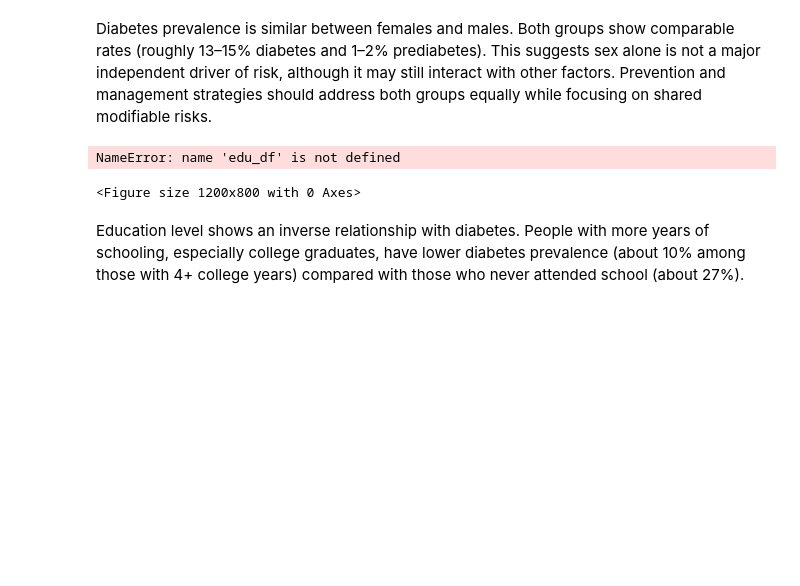
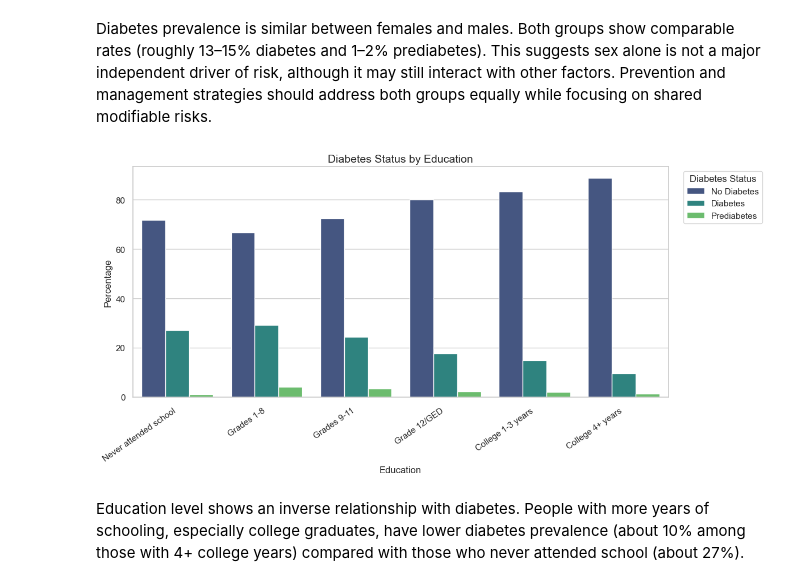
Before and after one commit to aileks/diabetes-brfss-eda, a Jupyter notebook: diabetes_health_indicators_eda.ipynb, the cells around one changed output. Saved outputs shown, nothing was run; the diff lists cells and outputs as text; code cells hidden in the pictures; blank space fills up the shorter version.

Commit message:
fixed x-axis label spacing 2 graphs; fixed errored output in cell 21

```diff
--- a/diabetes_health_indicators_eda.ipynb
+++ b/diabetes_health_indicators_eda.ipynb
@@ -267,27 +267,50 @@ plt.show()
 Diabetes prevalence is similar between females and males. Both groups show comparable rates (roughly 13–15% diabetes and 1–2% prediabetes). This suggests sex alone is not a major independent driver of risk, although it may still interact with other factors. Prevention and management strategies should address both groups equally while focusing on shared modifiable risks.
 # %%
 # Education Factors
-plt.figure(figsize=(12, 8))
+# Reconstruct (if not already run) and plot with evenly aligned x-axis labels.
 
-ax = sns.barplot(x='Education', y='Percentage', hue='Diabetes_Status',
-                 data=edu_df, palette='viridis', order=edu_order)
+# Derive ordered list of education levels excluding 'No Response'
+edu_order = [v for k, v in sorted(education_map.items()) if v not in ['No Response']]
+
+edu_data = []
+if 'Education' in df_clean.columns and 'Diabetes_Status' in df_clean.columns:
+    for edu in edu_order:
+        if edu in df_clean['Education'].values:
+            subset = df_clean[df_clean['Education'] == edu]
+            if subset.empty:
+                continue
+            counts = subset['Diabetes_Status'].value_counts(normalize=True) * 100
+            for status, pct in counts.items():
+                edu_data.append({'Education': edu, 'Diabetes_Status': status, 'Percentage': pct})
+else:
+    raise KeyError("Required columns 'Education' or 'Diabetes_Status' not found in df_clean")
+
+edu_df = pd.DataFrame(edu_data)
+
+plt.figure(figsize=(12, 6))  # slightly shorter height since labels no longer staggered
+ax = sns.barplot(
+    x='Education', y='Percentage', hue='Diabetes_Status',
+    data=edu_df, palette='viridis', order=edu_order
+)
 
 plt.title('Diabetes Status by Education', fontsize=14)
 plt.ylabel('Percentage')
-plt.xticks(rotation=45, ha='right')
-xticks = ax.get_xticklabels()
+plt.xlabel('Education')
 
-for i, lbl in enumerate(xticks):
-    offset = -0.03 if (i % 2 == 0) else -0.08
-    lbl.set_y(offset)
+# Apply uniform rotation & alignment; remove custom vertical staggering to keep baselines even
+for lbl in ax.get_xticklabels():
+    lbl.set_rotation(35)
+    lbl.set_horizontalalignment('right')
 
-plt.subplots_adjust(bottom=0.30)
+# Increase bottom margin to prevent clipping
+plt.subplots_adjust(bottom=0.25)
+ax.tick_params(axis='x', pad=6)
+
 plt.legend(title='Diabetes Status', bbox_to_anchor=(1.02, 1), loc='upper left')
 plt.tight_layout()
 plt.show()
 # %% [output]
-NameError: name 'edu_df' is not defined
-<Figure size 1200x800 with 0 Axes>
+[figure, added]
 # %% [markdown]
 Education level shows an inverse relationship with diabetes. People with more years of schooling, especially college graduates, have lower diabetes prevalence (about 10% among those with 4+ college years) compared with those who never attended school (about 27%).
 # %%
```
Also changed, not shown: parts of 5 cells of this notebook.
